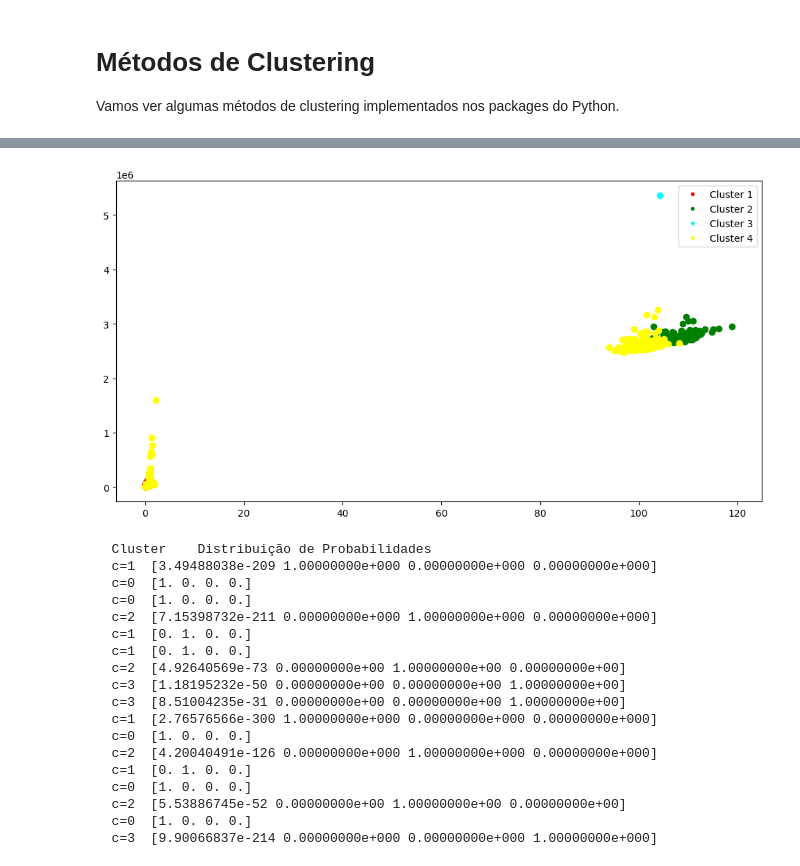
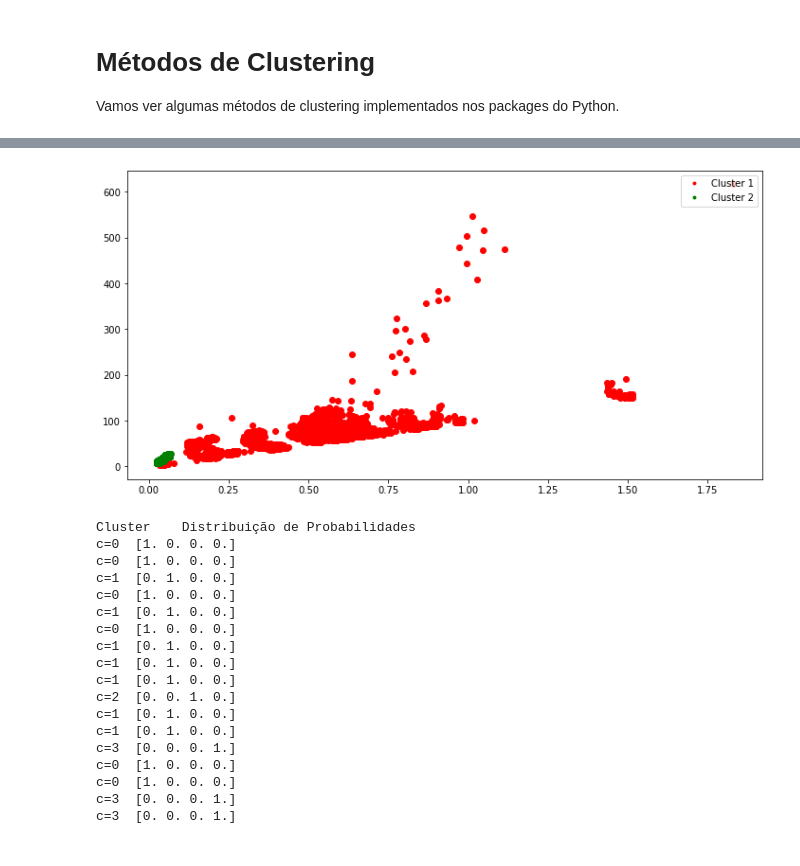
Before and after one commit to realRunlo/EnergyMeasurement, a Jupyter notebook: notebooks/clustering.ipynb, the cells around one changed output, grey strips where cells are left out. Cells and saved outputs as stored; diff of their text form; code cells hidden in the pictures.

```diff
--- a/notebooks/clustering.ipynb
+++ b/notebooks/clustering.ipynb
@@ -60,13 +72,8 @@ Text(0, 0.5, 'Time (ms)')
 # %%
-# Implementação de EM Clustering
-# Usa procedimento de Expectation Maximization via Gaussion Mixture Models
 import pandas as pd
 import matplotlib.pyplot as plt
 import numpy as np
 from matplotlib.lines import Line2D
-
-
-
 
 # dataset
 file_name = '../measurements.csv'
@@ -78,71 +85,63 @@ data = data.drop(columns=['Program'])
 
 # training gaussian mixture model
 from sklearn.mixture import GaussianMixture
 gmm = GaussianMixture(n_components=4)
 #gmm.fit(data)
 
-#predictions from gmm
+# predictions from gmm
 labels = gmm.fit_predict(data)
 frame = pd.DataFrame(data)
 
 frame['cluster'] = labels
-frame.columns = ['Size', 'Package', 'Core', 'GPU',
-                 'Time', 'Temperature', 'Memory', 'cluster']
+frame.columns = ["Cost", "Size", "Package", "Core", "GPU", "Time", "Temperature", "Memory", "cluster"]
 
+colors = ['red', 'green']
+plt.figure(figsize=(12, 6))
+for k in range(0, 2):
+    data = frame[frame["cluster"] == k]
+    plt.scatter(data["Package"], data["Time"], c=colors[k])
 
-colors=['red','green','cyan','yellow']
-plt.figure(figsize=(12,6))
-for k in range(0,4):
-    data = frame[frame["cluster"]==k]
-    plt.scatter(data["Package"],data["Time"],c=colors[k])
-
-# create a list of legend elem
-## markers / records
+# create a list of legend elements
 legend_elements = [Line2D([0], [0], marker='o', color='w',
                           label='Cluster {}'.format(i+1),
-               markerfacecolor=mcolor, markersize=5)
-for i, mcolor in enumerate(colors)]
+                          markerfacecolor=mcolor, markersize=5)
+                   for i, mcolor in enumerate(colors)]
 # plot legend
 plt.legend(handles=legend_elements, loc='upper right')
-
 
 plt.show()
 
 # calcular probs dos casos por cluster
 X = data[59:76]
-X.columns = ['Size', 'Package','Core', 'GPU', 'Time', 'Temperature', 'Memory', 'cluster']
+X.columns = ["Cost", "Size", "Package", "Core", "GPU", "Time", "Temperature", "Memory", "cluster"]
 X = X.drop(columns=['cluster'])
 
-
-#X.columns = ['PKG','CPU','time','cluster']
-#X = np.delete(X,3,1) # remove a coluna de 'cluster'
-
 # imprime elementos, cluster e distribuição de probs
-print("  Cluster    Distribuição de Probabilidades")
+print("Cluster    Distribuição de Probabilidades")
 a = gmm.fit_predict(X)
 b = gmm.predict_proba(X)
 i = 0
 for x in a:
-    print("  c="+str(x)+"  "+str(b[i]))
+    print("c={}  {}".format(x, b[i]))
     i += 1
 # %% [output]
-[figure, old version]
+[figure, new version]
-  Cluster    Distribuição de Probabilidades
-  c=1  [3.49488038e-209 1.00000000e+000 0.00000000e+000 0.00000000e+000]
-  c=0  [1. 0. 0. 0.]
-  c=0  [1. 0. 0. 0.]
-  c=2  [7.15398732e-211 0.00000000e+000 1.00000000e+000 0.00000000e+000]
-  c=1  [0. 1. 0. 0.]
-  c=1  [0. 1. 0. 0.]
-  c=2  [4.92640569e-73 0.00000000e+00 1.00000000e+00 0.00000000e+00]
-  c=3  [1.18195232e-50 0.00000000e+00 0.00000000e+00 1.00000000e+00]
-  c=3  [8.51004235e-31 0.00000000e+00 0.00000000e+00 1.00000000e+00]
-  c=1  [2.76576566e-300 1.00000000e+000 0.00000000e+000 0.00000000e+000]
-  c=0  [1. 0. 0. 0.]
-  c=2  [4.20040491e-126 0.00000000e+000 1.00000000e+000 0.00000000e+000]
-  c=1  [0. 1. 0. 0.]
-  c=0  [1. 0. 0. 0.]
-  c=2  [5.53886745e-52 0.00000000e+00 1.00000000e+00 0.00000000e+00]
-  c=0  [1. 0. 0. 0.]
-  c=3  [9.90066837e-214 0.00000000e+000 0.00000000e+000 1.00000000e+000]
+Cluster    Distribuição de Probabilidades
+c=0  [1. 0. 0. 0.]
+c=0  [1. 0. 0. 0.]
+c=1  [0. 1. 0. 0.]
+c=0  [1. 0. 0. 0.]
+c=1  [0. 1. 0. 0.]
+c=0  [1. 0. 0. 0.]
+c=1  [0. 1. 0. 0.]
+c=1  [0. 1. 0. 0.]
+c=1  [0. 1. 0. 0.]
+c=2  [0. 0. 1. 0.]
+c=1  [0. 1. 0. 0.]
+c=1  [0. 1. 0. 0.]
+c=3  [0. 0. 0. 1.]
+c=0  [1. 0. 0. 0.]
+c=0  [1. 0. 0. 0.]
+c=3  [0. 0. 0. 1.]
+c=3  [0. 0. 0. 1.]
 # %%
```
Also changed, not shown: parts of 4 cells of this notebook, 1 other file.
